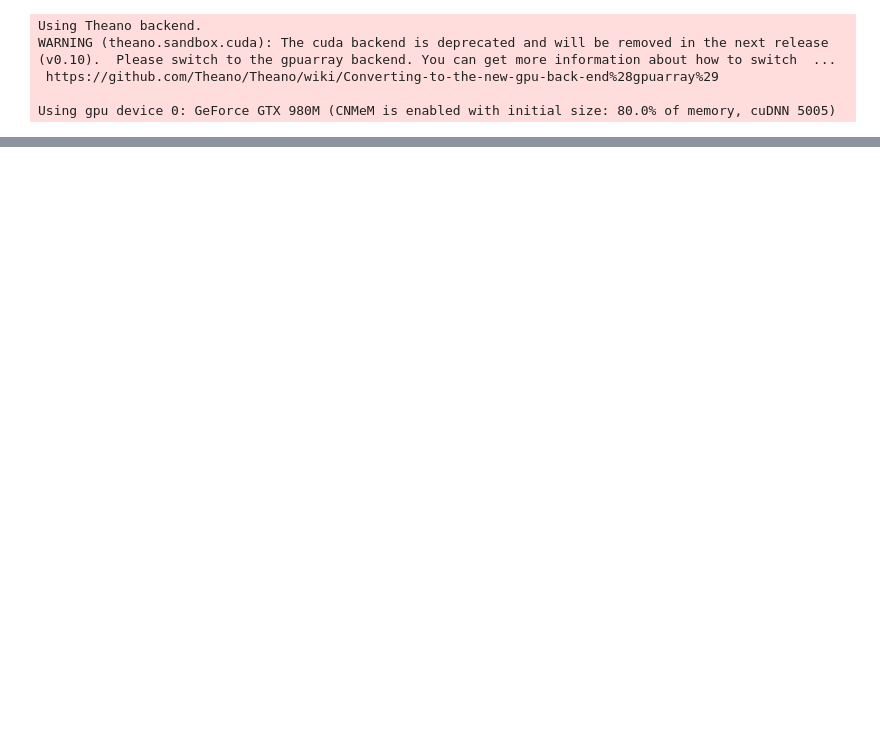
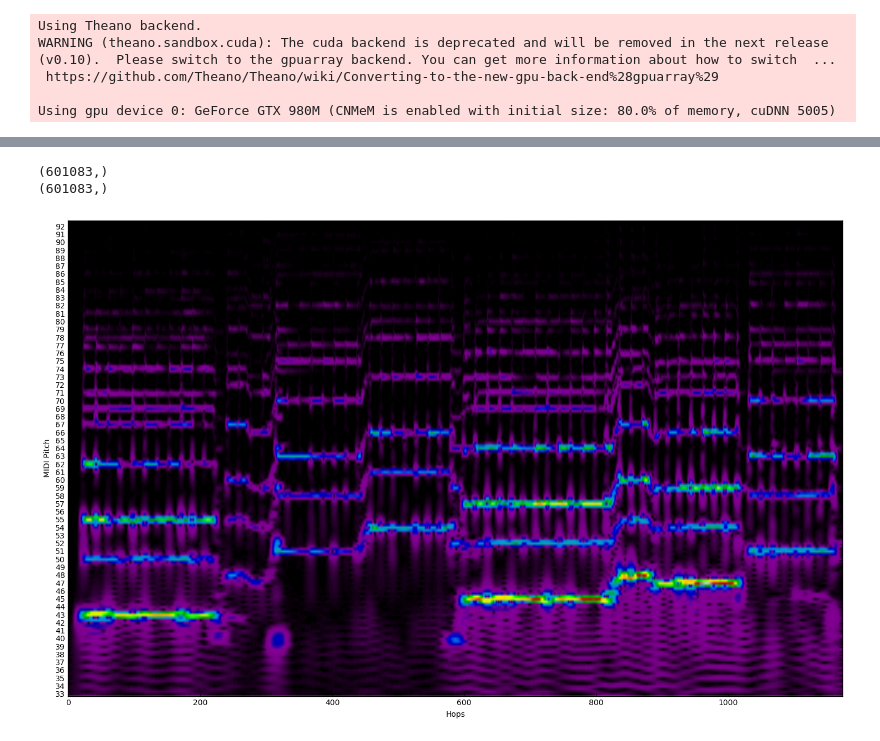
Before and after one commit to mpluess/music-transcription, a Jupyter notebook: notebooks/FFT_vs_CQT_polyphonic.ipynb, the cells around one changed output, grey strips where cells are left out. Saved outputs shown, nothing was run; the diff lists cells and outputs as text; code cells hidden in the pictures; blank space fills up the shorter version.

```diff
--- a/notebooks/FFT_vs_CQT_polyphonic.ipynb
+++ b/notebooks/FFT_vs_CQT_polyphonic.ipynb
@@ -61,0 +66,27 @@ _ = plt.ylabel('MIDI Pitch')
+# %%
+wavpath = r'..\data\recordings\audio\instrumental_rythm_ok_short.wav'
+# %%
+samples, _ = read_X(wavpath, fr_hz, sr, subs)
+print(samples.shape)
+samples = samples.ravel()
+print(samples.shape)
+# %% [output]
+(601083,)
+(601083,)
+# %%
+hopl = 512 # must be 2^n cannot be 441 (= subs)
+n_bins=60
+lowfreq = 55.0 # A1 (midi 33) # gtr E 82.4068892282
+
+cqt_spect = cqt(samples, sr=sr, hop_length=hopl, fmin=lowfreq, n_bins=n_bins*3, bins_per_octave=36, scale=False)
+cqt_spect = np.abs(cqt_spect)  # convert from complex to real (uses "norm")
+
+plt.figure(figsize=(18,13.5))
+plt.imshow(cqt_spect, aspect=4, origin='lower', cmap=plt.cm.spectral)
+# plt.title('3 bins per note, aspect=8')
+yt = np.arange(0, cqt_spect.shape[0], 3)
+_ = plt.yticks(yt, (yt/3+33).astype('int')) # range starts at midi pitch 33
+_ = plt.xlabel('Hops')
+_ = plt.ylabel('MIDI Pitch')
+# %% [output]
+[figure, added]
```
Also changed, not shown: parts of 6 cells of this notebook, 23 other files.
